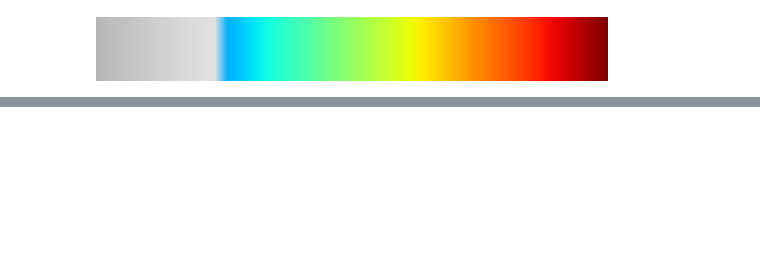
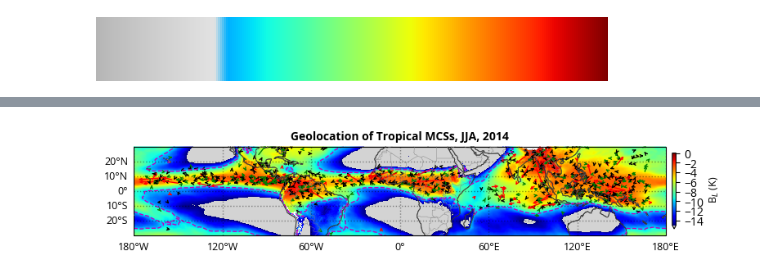
Before and after one commit to weiming9115/MCS_buoyancy_FLEXTRKR, a Jupyter notebook: notebooks/MCS_duration_geofreq.ipynb, the cells around one changed output, grey strips where cells are left out. Drawn from its saved outputs; the diff is of its cells as text; code cells hidden in the pictures; blank space fills up the shorter version.

```diff
--- a/notebooks/MCS_duration_geofreq.ipynb
+++ b/notebooks/MCS_duration_geofreq.ipynb
@@ -38,5 +41,14 @@ mixedmap
 # %%
-year = 2014
-dir_mcs_track = Path('/neelin2020/mcs_flextrkr/mcs_stats/mcs_tracks_non2mcs/')
-data_track = xr.open_dataset(dir_mcs_track / 'mcs_tracks_non2mcs_{}.tropics30NS.nc'.format(year))
+%%time
+year_list = np.arange(2001,2021)
+
+for n, year in enumerate(year_list):
+    #print('processing year: {}'.format(year))
+    dir_mcs_track = Path('/neelin2020/mcs_flextrkr/mcs_stats/mcs_tracks_non2mcs/')
+    data_track = xr.open_dataset(dir_mcs_track / 'mcs_tracks_non2mcs_{}.tropics30NS.nc'.format(year))
+    if n == 0:
+        mcs_duration_all = data_track.mcs_duration.values
+    else:
+        tmp = data_track.mcs_duration.values
+        mcs_duration_all = np.concatenate([mcs_duration_all, tmp])
 # %%
@@ -103,0 +90,73 @@ Wall time: 15.4 s
+# %%
+%%time
+### vector map of MCSs
+fig, ax = plt.subplots(1,1,figsize=(10,3),subplot_kw={'projection': ccrs.PlateCarree()})
+
+ax.coastlines(color='k',linewidth=0.7)
+ax.add_feature(cfeat.LAND,zorder=3,edgecolor='grey',facecolor='none',linewidth=0.3) # maskout LAND
+ax.add_feature(cfeat.BORDERS,zorder=3,edgecolor='grey',facecolor='none',linewidth=0.3)
+ax.add_feature(cfeat.STATES,zorder=3,edgecolor='grey',facecolor='none',linewidth=0.3)
+
+gl = ax.gridlines(crs=ccrs.PlateCarree(), draw_labels=True,
+                  linewidth=1, color='k', alpha=0.4, linestyle=':')
+gl.xlabels_top = False
+gl.ylabels_right = False
+gl.xformatter = LONGITUDE_FORMATTER
+gl.yformatter = LATITUDE_FORMATTER
+gl.xlabel_style = {'size': 9, 'color': 'k'}
+gl.ylabel_style = {'size': 9, 'color': 'k'}
+
+# plot seasonal mean of BL_TOT as background
+cf = ax.pcolormesh(BL_JJA.lon, BL_JJA.lat, 340*3/9.8*BL_JJA.Buoy_TOT, vmin=-15, vmax=0,
+           cmap='jet', transform=ccrs.PlateCarree())
+cf.cmap.set_under('lightgrey')
+cbar = plt.colorbar(cf, ax=ax, shrink=0.4, pad=0.01, extend='min')
+cbar.set_label('B$_{L}$ (K)',fontsize=9)
+cbar.set_ticks([-14,-12,-10,-8,-6,-4,-2,0])
+# reference at -10K
+ax.contour(BL_JJA.lon, BL_JJA.lat, 340*3/9.8*BL_JJA.Buoy_TOT, levels=[-10],
+           colors=['m'], linewidths=1, transform=ccrs.PlateCarree())
+
+# plotting section of JJA tracks in 2014
+for track in track_JJA:
+
+    data_track_sub = data_track.sel(tracks=track)
+    idt_phase = [data_track_sub.idt_mcs_init, data_track_sub.idt_mcs_grow,
+                 data_track_sub.idt_mcs_mature, data_track_sub.idt_mcs_decay,
+                 data_track_sub.idt_mcs_end]
+    duration = data_track_sub.mcs_duration
+
+    # edgecolor as duration indicator
+    if duration < 12:
+        ccolor = 'k'
+    elif ( duration >= 12 ) and ( duration < 24 ):
+        ccolor = 'g'
+    else:
+        ccolor = 'r'
+
+    lon_traject = []
+    lat_traject = []
+    position_arrow = []
+    for idt in [idt_phase[0],idt_phase[4]]: # initial and ending phase
+
+        meanlon = data_track_sub.isel(times=idt).meanlon
+        meanlat = data_track_sub.isel(times=idt).meanlat
+        # plot geolocation on the map
+        ax.plot(meanlon, meanlat, color='None', marker='o', markerfacecolor='None', alpha=0.5
+                , transform=ccrs.PlateCarree()); # set edgecolor none to show arrows only
+        lon_traject.extend([meanlon])
+        lat_traject.extend([meanlat])
+        position_arrow.append((meanlon, meanlat))
+
+    # plotting arrow between markers at Init and End
+    for n in range(len(position_arrow)-1):
+        arrow = FancyArrowPatch(posA=position_arrow[n], posB=position_arrow[n+1],
+                                        arrowstyle='->', mutation_scale=5, color=ccolor)
+        ax.add_patch(arrow)
+
+ax.set_title('Geolocation of Tropical MCSs, JJA, 2014', fontsize=10, fontweight='bold');
+ax.set_ylim([-30,30])
+
+fig.savefig('/scratch/wmtsai/temp_mcs/fig/non2MCSs_trajectory_BL_2014JJA.pdf', bbox_inches='tight',
+           transparent=False)
+# %% [output]
@@ -103,0 +165 @@ Wall time: 15.4 s
+[figure, added]
```
Also changed, not shown: parts of 17 cells of this notebook, 17 other files.
